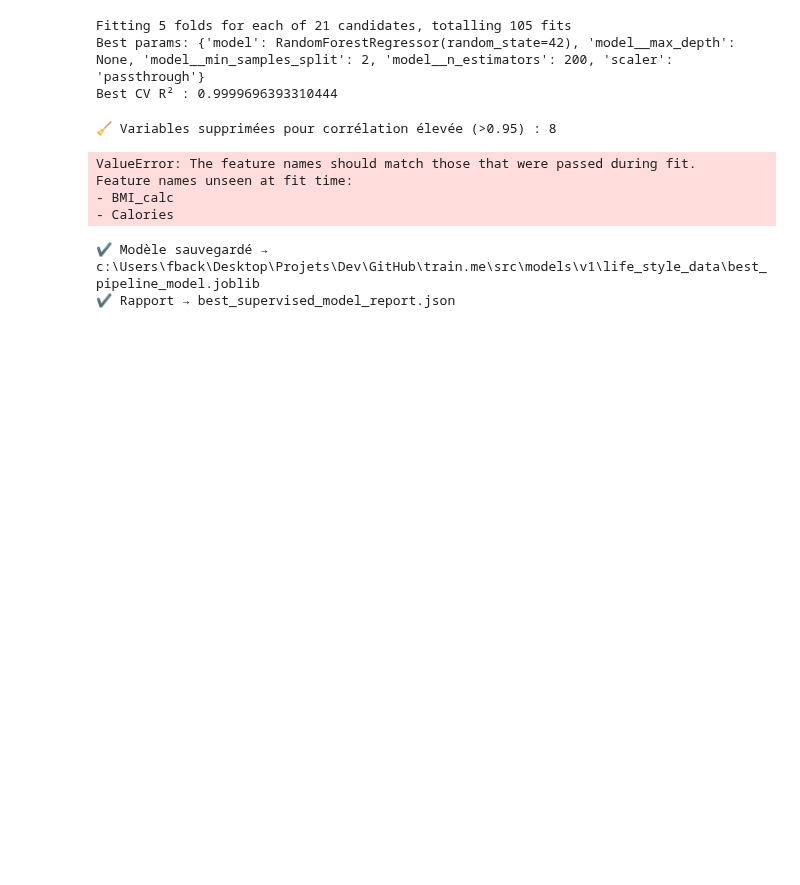
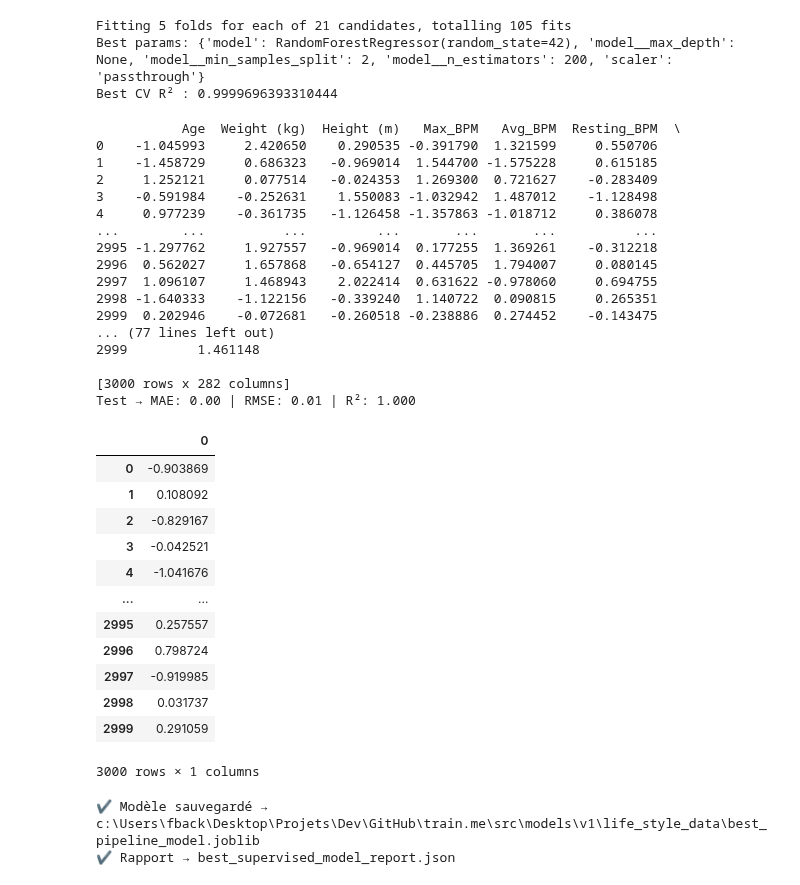
Before and after one commit to happy-developer/train.me, a Jupyter notebook: src/notebooks/preprocessing/life_style_data/preprocessing_life_style_data.ipynb, the cells around one changed output. Drawn from its saved outputs; the diff is of its cells as text; code cells hidden in the pictures; blank space fills up the shorter version.

```diff
--- a/src/notebooks/preprocessing/life_style_data/preprocessing_life_style_data.ipynb
+++ b/src/notebooks/preprocessing/life_style_data/preprocessing_life_style_data.ipynb
@@ -920,9 +989,12 @@ X_train = pd.read_parquet(export_dir / "X_train_feature_engineered.parquet")
 y_train = pd.read_parquet(export_dir / "y_train.parquet").squeeze()
 X_test = pd.read_parquet(export_dir / "X_test_feature_engineered.parquet")
 y_test = pd.read_parquet(export_dir / "y_test.parquet").squeeze()
+X_val = pd.read_parquet(export_dir / "X_val_feature_engineered.parquet")
+y_val = pd.read_parquet(export_dir / "y_val.parquet").squeeze()
 
 print(f"✔ Données chargées : {X_train.shape[0]} lignes, {X_train.shape[1]} colonnes")
 print(f"✔ Données chargées : {X_test.shape[0]} lignes, {X_test.shape[1]} colonnes")
+print(f"✔ Données chargées : {X_val.shape[0]} lignes, {X_val.shape[1]} colonnes")
 # %% [output]
 ✔ Données chargées : 13999 lignes, 282 colonnes
 ✔ Données chargées : 3000 lignes, 282 colonnes
@@ -1090,43 +1163,65 @@ Best CV R² : 0.9999696393310444
 # %%
 # y_pred = pipeline.predict(X_test)
 # pd.DataFrame(y_pred,columns=['Predicted_PRICE'])
 
 best_model = grid.best_estimator_
 # y_pred = best_model.predict(X_test)
 
 # mae  = mean_absolute_error(y_test, y_pred)
 # rmse = np.sqrt(mean_squared_error(y_test, y_pred))
 # r2   = r2_score(y_test, y_pred)
 
 # print(f"Test → MAE: {mae:.2f} | RMSE: {rmse:.2f} | R²: {r2:.3f}")
 
-X_val_fe  = create_features(X_val)
+# 2.2 Appliquer EXACTEMENT les mêmes features aux deux
+df_x = pd.DataFrame(X_val)
+print(df_x)
 
-corr_matrix = X_val_fe.corr().abs()
-upper_tri = corr_matrix.where(np.triu(np.ones(corr_matrix.shape), k=1).astype(bool))
-to_drop = [c for c in upper_tri.columns if any(upper_tri[c] > 0.95)]
-
-print(f"🧹 Variables supprimées pour corrélation élevée (>0.95) : {len(to_drop)}")
-X_val_fe = X_val_fe.drop(columns=to_drop, errors="ignore")
-
-y_val = best_model.predict(X_val_fe)
+y_pred = best_model.predict(X_val)
 # test_pred = best_model.predict(X_test)
 # print(f"Test R²: {r2_score(y_test, test_pred):.3f}")
 
-mae  = mean_absolute_error(y_test, y_val)
-rmse = np.sqrt(mean_squared_error(y_test, y_val))
-r2   = r2_score(y_test, y_val)
+mae  = mean_absolute_error(y_test, y_pred)
+rmse = np.sqrt(mean_squared_error(y_test, y_pred))
+r2   = r2_score(y_test, y_pred)
 
 print(f"Test → MAE: {mae:.2f} | RMSE: {rmse:.2f} | R²: {r2:.3f}")
 
+df_val = pd.DataFrame(y_pred)
+df_val
 # df_val = pd.DataFrame(y_pred,columns=['Predicted_PRICE'])
-y_val
+# y_pred
 # %% [output]
-🧹 Variables supprimées pour corrélation élevée (>0.95) : 8
+           Age  Weight (kg)  Height (m)   Max_BPM   Avg_BPM  Resting_BPM  \
+0    -1.045993     2.420650    0.290535 -0.391790  1.321599     0.550706
+1    -1.458729     0.686323   -0.969014  1.544700 -1.575228     0.615185
+2     1.252121     0.077514   -0.024353  1.269300  0.721627    -0.283409
+3    -0.591984    -0.252631    1.550083 -1.032942  1.487012    -1.128498
+4     0.977239    -0.361735   -1.126458 -1.357863 -1.018712     0.386078
+...        ...          ...         ...       ...       ...          ...
+2995 -1.297762     1.927557   -0.969014  0.177255  1.369261    -0.312218
+2996  0.562027     1.657868   -0.654127  0.445705  1.794007     0.080145
+2997  1.096107     1.468943    2.022414  0.631622 -0.978060     0.694755
+2998 -1.640333    -1.122156   -0.339240  1.140722  0.090815     0.265351
+2999  0.202946    -0.072681   -0.260518 -0.238886  0.274452    -0.143475
+... (77 lines left out)
+2999         1.461148
+
+[3000 rows x 282 columns]
+Test → MAE: 0.00 | RMSE: 0.01 | R²: 1.000
+|  | 0 |
+| 0 | -0.903869 |
+| 1 | 0.108092 |
+| 2 | -0.829167 |
+| 3 | -0.042521 |
+| 4 | -1.041676 |
+| ... | ... |
+| 2995 | 0.257557 |
+| 2996 | 0.798724 |
+| 2997 | -0.919985 |
+| 2998 | 0.031737 |
+| 2999 | 0.291059 |
-ValueError: The feature names should match those that were passed during fit.
-Feature names unseen at fit time:
-- BMI_calc
-- Calories
+3000 rows × 1 columns
 # %%
 # 🧠 Modèle
 model_path = model_dir / "best_pipeline_model.joblib"
```
Also changed, not shown: parts of 17 cells of this notebook, 9 other files.
